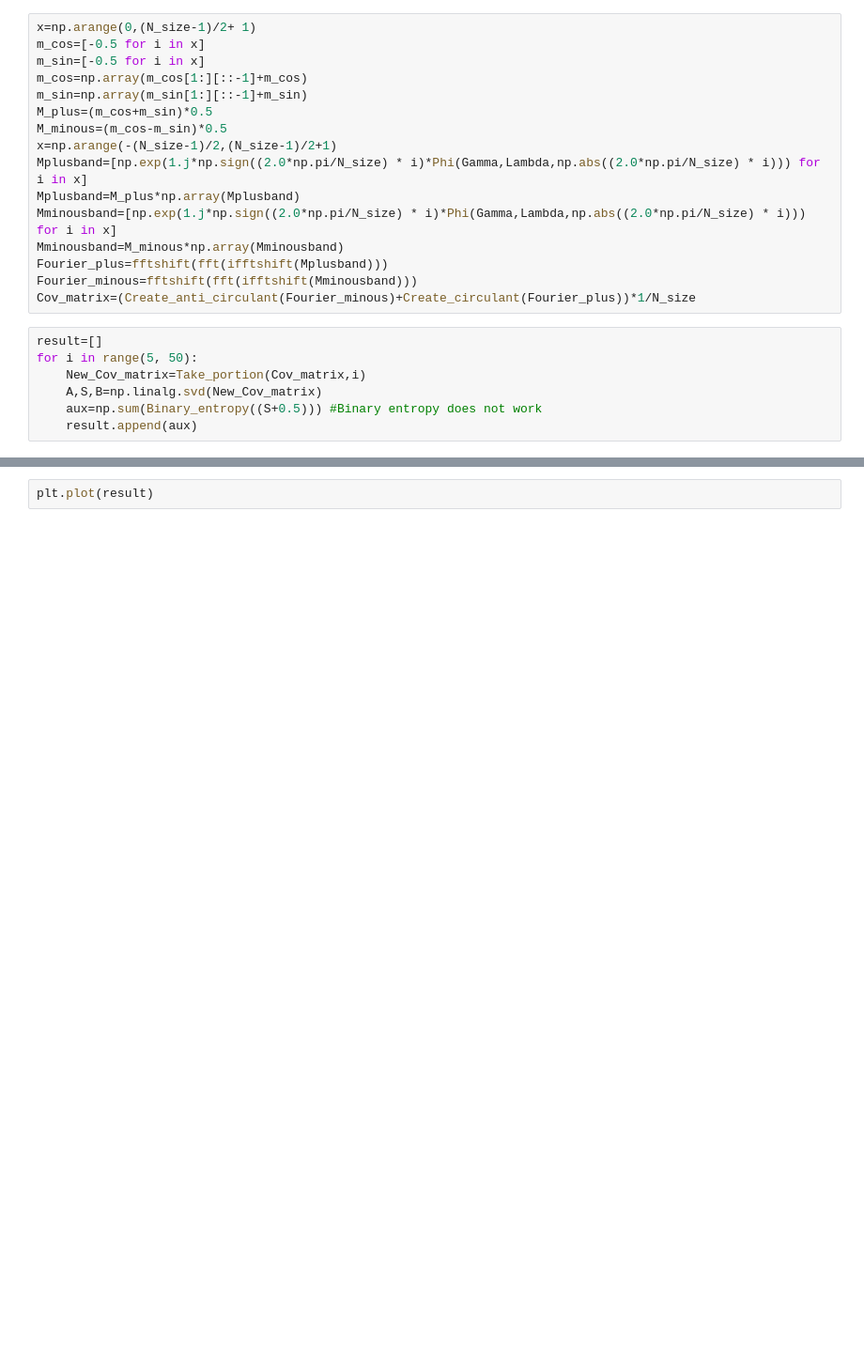
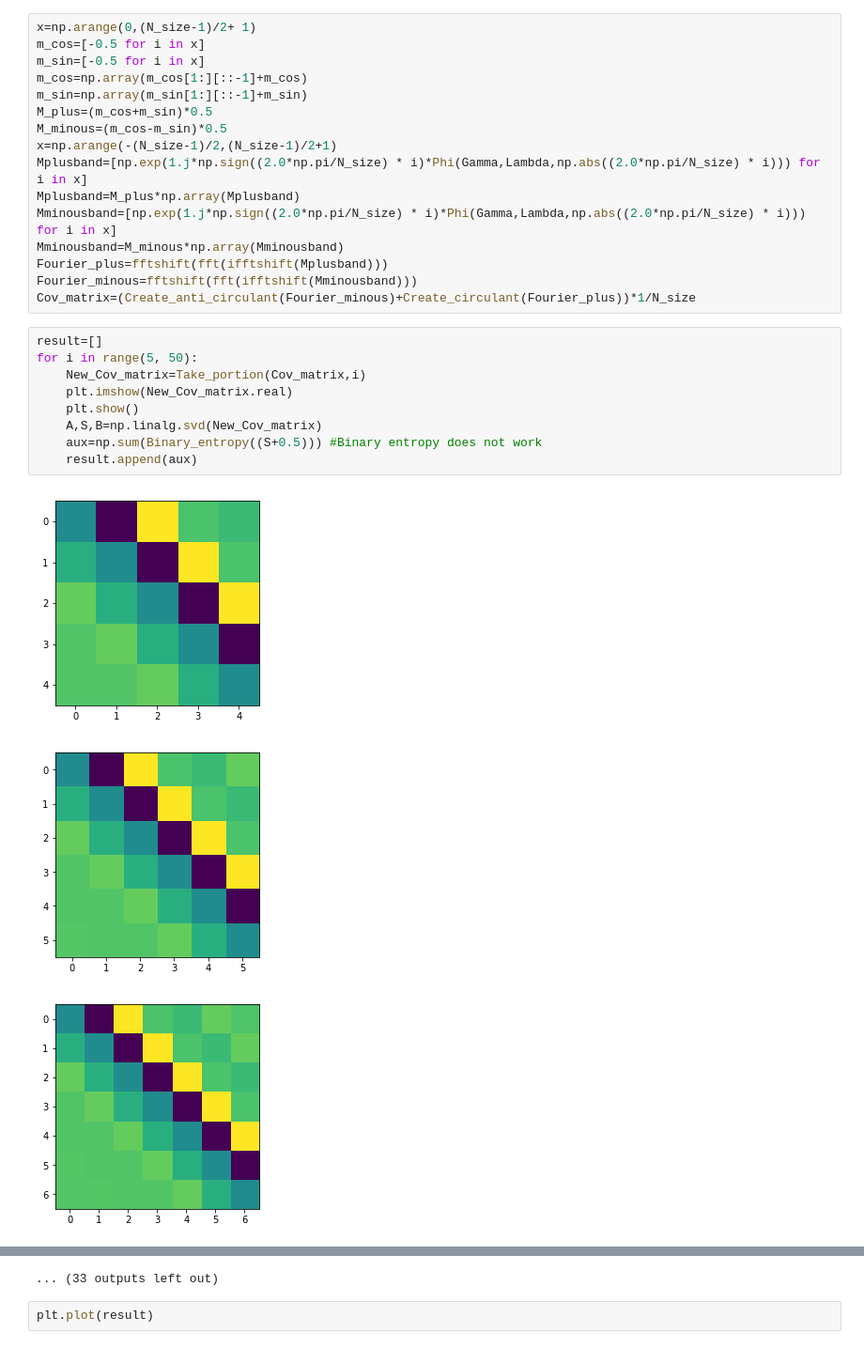
Before and after one commit to jamontanac/Tesis_Master, a Jupyter notebook: XY_model/Fourier_diagonalization/Intento _17_09_19.ipynb, the cells around one changed output, grey strips where cells are left out. Shown at 94% size. Drawn from its saved outputs; the diff is of its cells as text; blank space fills up the shorter version.

```diff
--- a/XY_model/Fourier_diagonalization/Intento _17_09_19.ipynb
+++ b/XY_model/Fourier_diagonalization/Intento _17_09_19.ipynb
@@ -191,7 +191,13 @@ Cov_matrix=(Create_anti_circulant(Fourier_minous)+Create_circulant(Fourier_plus)
 # %%
 result=[]
 for i in range(5, 50):
     New_Cov_matrix=Take_portion(Cov_matrix,i)
+    plt.imshow(New_Cov_matrix.real)
+    plt.show()
     A,S,B=np.linalg.svd(New_Cov_matrix)
     aux=np.sum(Binary_entropy((S+0.5))) #Binary entropy does not work
     result.append(aux)
+# %% [output]
+[figure, added]
+[figure, added]
+[figure, added]
@@ -198,3 +213,4 @@ for i in range(5, 50):
+... (33 outputs left out)
 # %%
 plt.plot(result)
 # %% [output]
```
Also changed, not shown: parts of 3 cells of this notebook.
